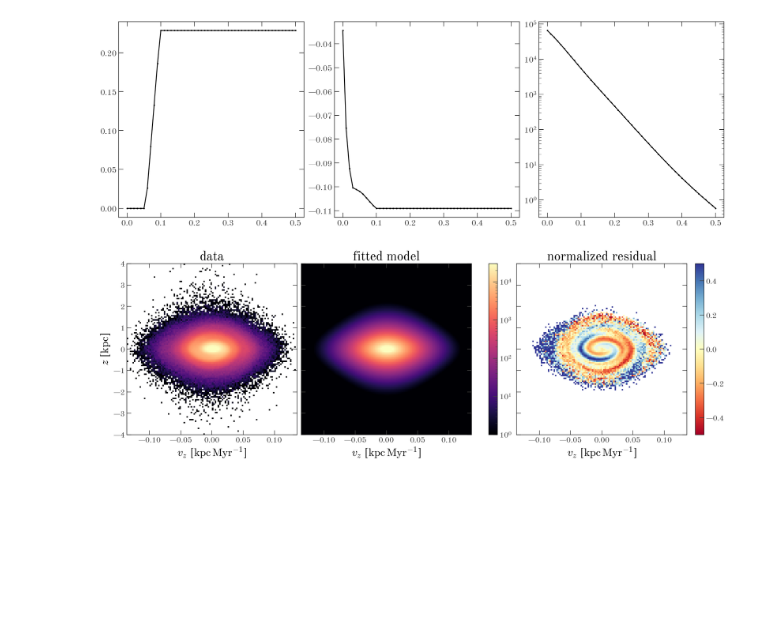
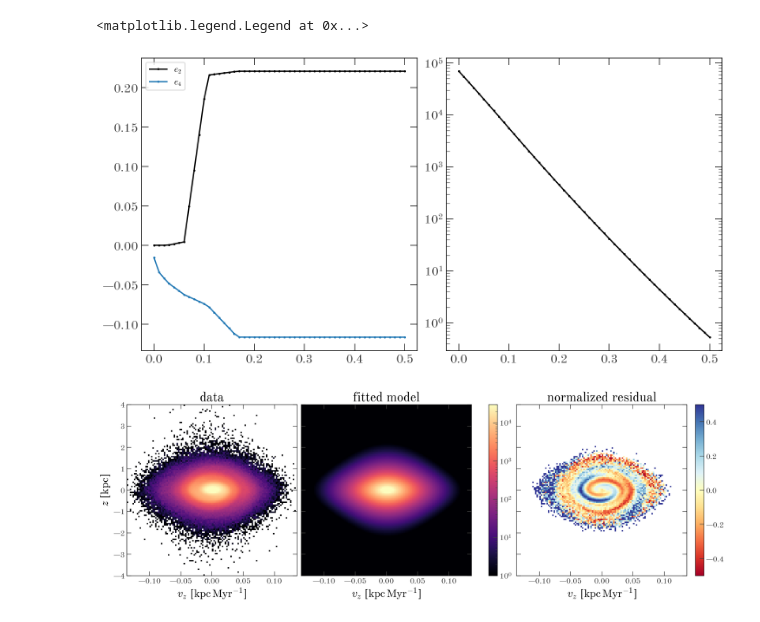
Before and after one commit to adrn/SnailTime, a Jupyter notebook: notebooks/Matched-filter.ipynb, the cells around one changed output. Drawn from its saved outputs; the diff is of its cells as text; code cells hidden in the pictures; blank space fills up the shorter version.

```diff
--- a/notebooks/Matched-filter.ipynb
+++ b/notebooks/Matched-filter.ipynb
@@ -26,8 +24,12 @@ from schnecke.data import get_data_im
 # %%
 model = VerticalOrbitModel(
-    dens_knots=jnp.linspace(0, np.sqrt(1.5), 9)**2,
-    e2_knots=jnp.linspace(0, np.sqrt(1.2), 15)**2,
-    e4_knots=jnp.linspace(0, np.sqrt(1.2), 15)**2
+    dens_knots=jnp.linspace(0, np.sqrt(1.5), 8)**2,
+    e_knots={
+        2: jnp.linspace(0, np.sqrt(1.5), 16)**2,
+        4: jnp.linspace(0, np.sqrt(1.5), 16)**2,
+        # 6: jnp.linspace(0, np.sqrt(1.2), 9)**2,  # e6 HERE
+        # 8: jnp.linspace(0, np.sqrt(1.2), 9)**2,  # e6 HERE
+    }
 )
 # %%
 Omegaz0 = ((15*u.km/u.s) / (450*u.pc)).to_value(1/u.Myr)
@@ -146,15 +159,18 @@ res.params
-# %%
-plot_rz = np.linspace(0, 0.5, 51)
-e2s, e4s = model.get_e2_e4(plot_rz, res.params['e2_vals'], res.params['e4_vals'])
-dens = np.exp(model.get_ln_dens(plot_rz, res.params['ln_dens_vals']))
-
-fig, axes = plt.subplots(1, 3, figsize=(15, 5), constrained_layout=True)
-axes[0].plot(plot_rz, e2s)
-axes[1].plot(plot_rz, e4s)
-axes[2].plot(plot_rz, dens)
-axes[2].set_yscale('log')
-# %% [output]
-[figure, removed]
+# %%
+plot_rz = np.linspace(0, 0.5, 51)
+es = model.get_es(plot_rz, res.params['e_vals'])
+dens = np.exp(model.get_ln_dens(plot_rz, res.params['ln_dens_vals']))
+
+fig, axes = plt.subplots(1, 2, figsize=(10, 5), constrained_layout=True)
+for n in es:
+    axes[0].plot(plot_rz, es[n], label=f'$e_{n}$')
+axes[1].plot(plot_rz, dens)
+axes[1].set_yscale('log')
+
+axes[0].legend()
+# %% [output]
+<matplotlib.legend.Legend at 0x...>
+[figure, added]
 # %%
 vlim = dict(norm=mpl.colors.LogNorm(vmax=3e4))
 
```
Also changed, not shown: parts of 17 cells of this notebook, 1 other file.
